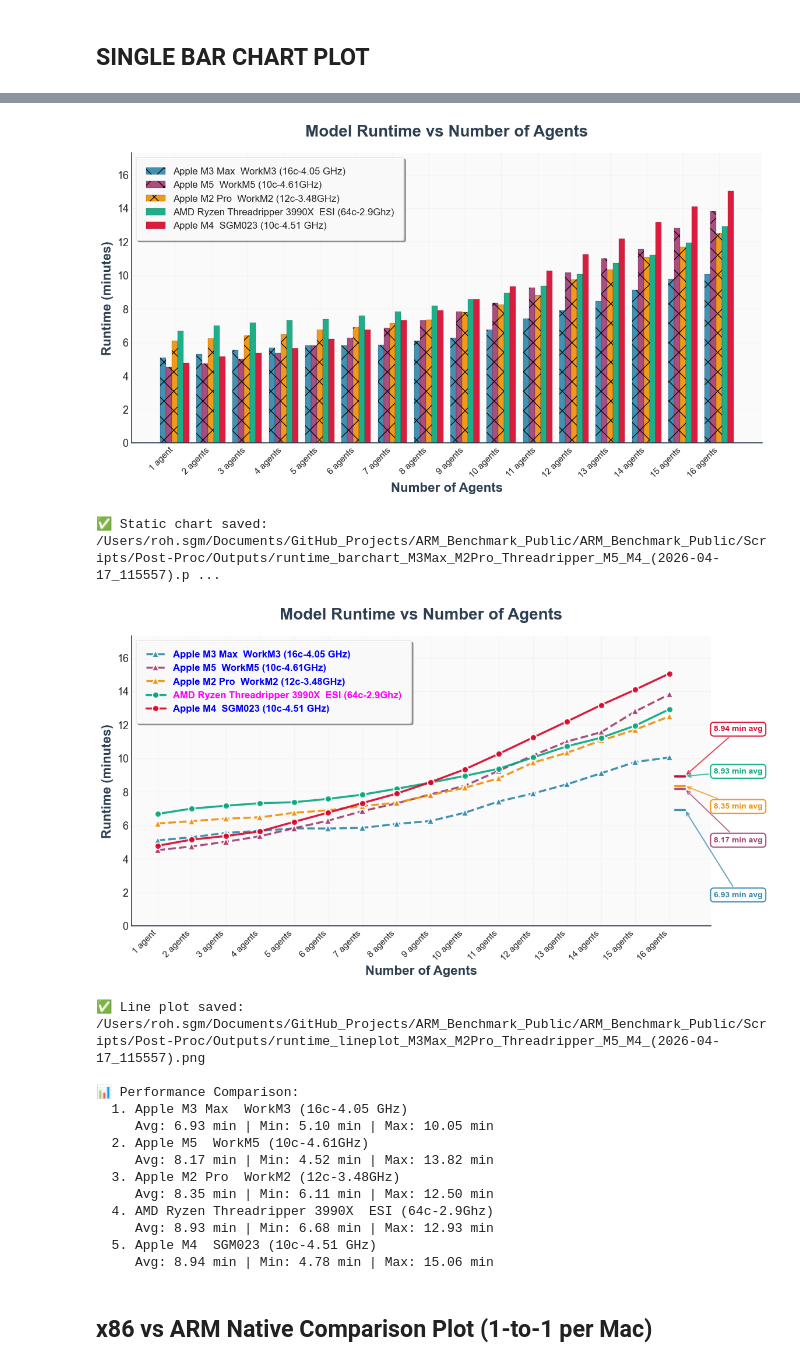
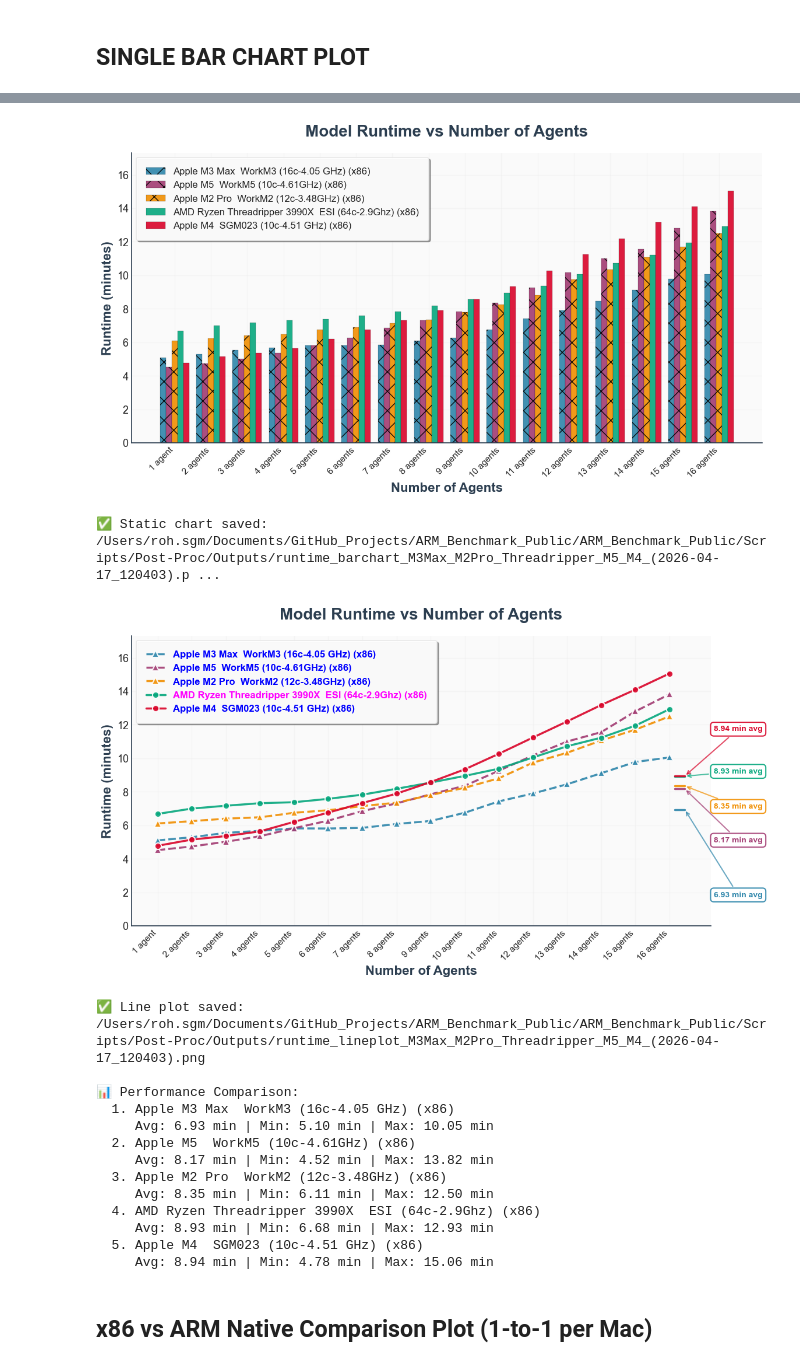
Before and after one commit to roh-sgm/ARM_Benchmark_Public, a Jupyter notebook: Scripts/Post-Proc/Runtime_Plots_1.ipynb, the cells around one changed output, grey strips where cells are left out. Saved outputs shown, nothing was run; the diff lists cells and outputs as text; code cells hidden in the pictures.

```diff
--- a/Scripts/Post-Proc/Runtime_Plots_1.ipynb
+++ b/Scripts/Post-Proc/Runtime_Plots_1.ipynb
@@ -636,17 +640,22 @@ def plot_runtime_barchart(data, metadata_rows, config_plot, extra_meta_data=None
                 if col_idx in selected_tests:
                     continue
 
-                # Get manufacturer from extra_meta_data if available
+                # Look up manufacturer and exe architecture by test ID
                 manufacturer = ''
-                if extra_meta_data is not None and 'Manufacturer' in extra_meta_data.columns:
-                    test_idx = col_idx - 1
-                    if test_idx < len(extra_meta_data):
-                        mfr = extra_meta_data.iloc[test_idx]['Manufacturer']
+                exe_arch_tag = ''
+                if extra_meta_data is not None and '#' in extra_meta_data.columns:
+                    test_id = f"Test{col_idx}"
+                    auth_row = extra_meta_data[extra_meta_data['#'] == test_id]
+                    if not auth_row.empty:
+                        mfr = auth_row.iloc[0].get('Manufacturer', '')
                         if pd.notna(mfr) and str(mfr).strip() and str(mfr).lower() != 'nan':
                             manufacturer = f"{str(mfr).strip()} "
+                        exe = auth_row.iloc[0].get('Exe Architecture', '')
+                        if pd.notna(exe) and str(exe).strip() and str(exe).lower() != 'nan':
+                            exe_arch_tag = ' (ARM)' if 'arm' in str(exe).lower() else ' (x86)'
 
                 # Create label
-                label = f"{manufacturer}{cpu} {model} {specs}"
+                label = f"{manufacturer}{cpu} {model} {specs}{exe_arch_tag}"
 
                 # Get runtime data (up to 16 agents)
                 n_agents = min(data.shape[0], 16)
@@ -1092,18 +1101,18 @@ output_files = plot_runtime_barchart(data, metadata_rows, config_barchart, extra
-[figure, old version]
+[figure, new version]
-✅ Static chart saved: /Users/roh.sgm/Documents/GitHub_Projects/ARM_Benchmark_Public/ARM_Benchmark_Public/Scripts/Post-Proc/Outputs/runtime_barchart_M3Max_M2Pro_Threadripper_M5_M4_(2026-04-17_115557).p ...
+✅ Static chart saved: /Users/roh.sgm/Documents/GitHub_Projects/ARM_Benchmark_Public/ARM_Benchmark_Public/Scripts/Post-Proc/Outputs/runtime_barchart_M3Max_M2Pro_Threadripper_M5_M4_(2026-04-17_120403).p ...
-[figure, old version]
+[figure, new version]
-✅ Line plot saved: /Users/roh.sgm/Documents/GitHub_Projects/ARM_Benchmark_Public/ARM_Benchmark_Public/Scripts/Post-Proc/Outputs/runtime_lineplot_M3Max_M2Pro_Threadripper_M5_M4_(2026-04-17_115557).png
+✅ Line plot saved: /Users/roh.sgm/Documents/GitHub_Projects/ARM_Benchmark_Public/ARM_Benchmark_Public/Scripts/Post-Proc/Outputs/runtime_lineplot_M3Max_M2Pro_Threadripper_M5_M4_(2026-04-17_120403).png
 
 📊 Performance Comparison:
-  1. Apple M3 Max  WorkM3 (16c-4.05 GHz)
+  1. Apple M3 Max  WorkM3 (16c-4.05 GHz) (x86)
      Avg: 6.93 min | Min: 5.10 min | Max: 10.05 min
-  2. Apple M5  WorkM5 (10c-4.61GHz)
+  2. Apple M5  WorkM5 (10c-4.61GHz) (x86)
      Avg: 8.17 min | Min: 4.52 min | Max: 13.82 min
-  3. Apple M2 Pro  WorkM2 (12c-3.48GHz)
+  3. Apple M2 Pro  WorkM2 (12c-3.48GHz) (x86)
      Avg: 8.35 min | Min: 6.11 min | Max: 12.50 min
-  4. AMD Ryzen Threadripper 3990X  ESI (64c-2.9Ghz)
+  4. AMD Ryzen Threadripper 3990X  ESI (64c-2.9Ghz) (x86)
      Avg: 8.93 min | Min: 6.68 min | Max: 12.93 min
-  5. Apple M4  SGM023 (10c-4.51 GHz)
+  5. Apple M4  SGM023 (10c-4.51 GHz) (x86)
      Avg: 8.94 min | Min: 4.78 min | Max: 15.06 min
 # %% [markdown]
 ## x86 vs ARM Native Comparison Plot (1-to-1 per Mac)
```
Also changed, not shown: parts of 3 cells of this notebook, 10 other files.
